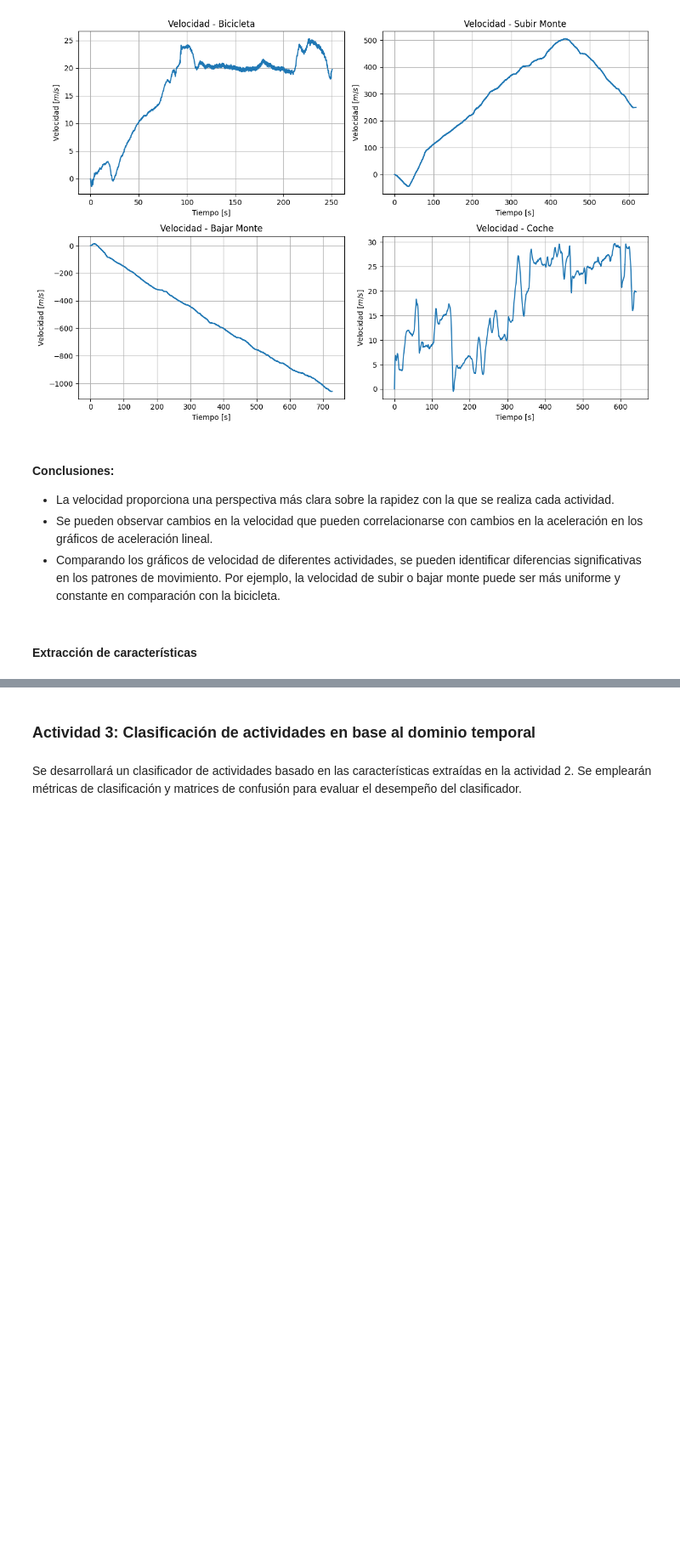
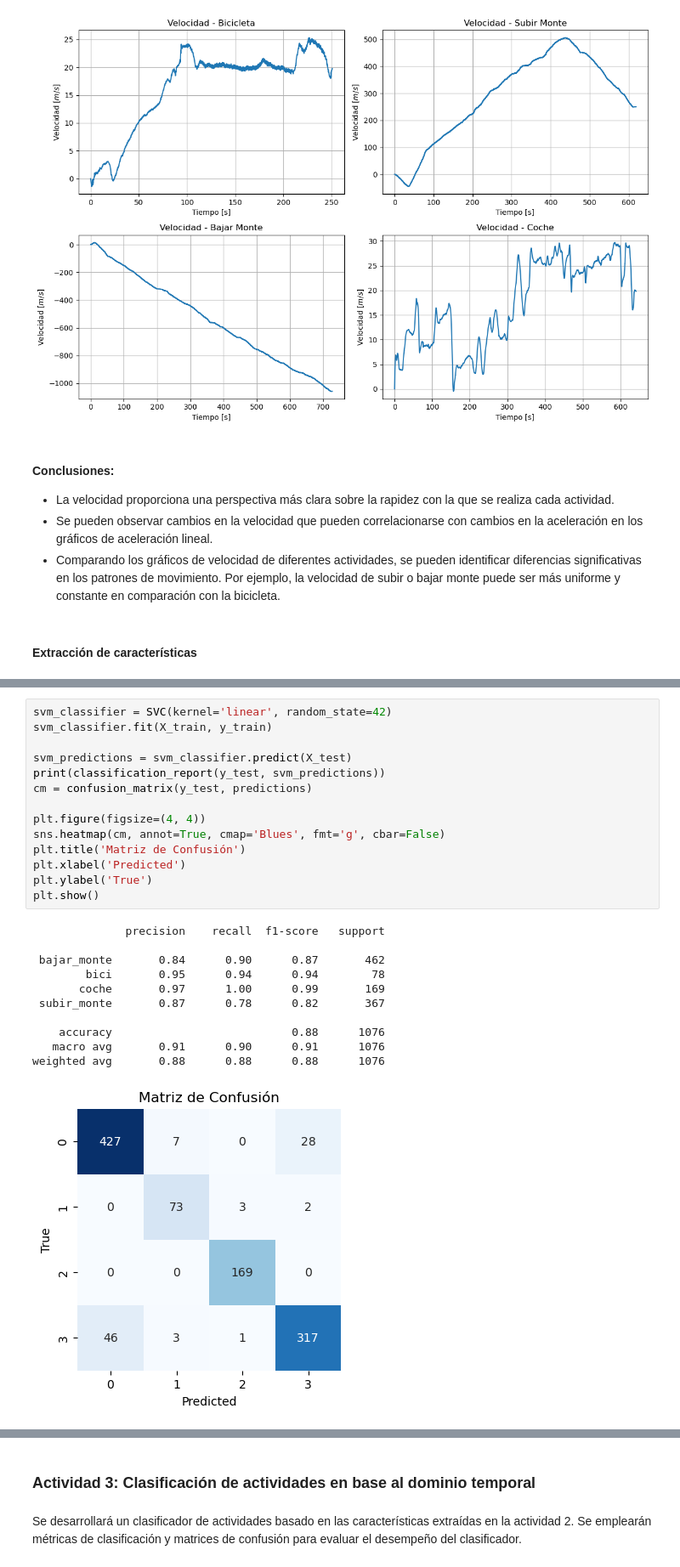
Before and after one commit to uunaii/Industria_R11, a Jupyter notebook: Code.ipynb, the cells around one changed output, grey strips where cells are left out. Shown at 85% size. Cells and saved outputs as stored; diff of their text form; blank space fills up the shorter version.

```diff
--- a/Code.ipynb
+++ b/Code.ipynb
@@ -148,0 +234,26 @@ plt.show()
+# %%
+svm_classifier = SVC(kernel='linear', random_state=42)
+svm_classifier.fit(X_train, y_train)
+
+svm_predictions = svm_classifier.predict(X_test)
+print(classification_report(y_test, svm_predictions))
+cm = confusion_matrix(y_test, predictions)
+
+plt.figure(figsize=(4, 4))
+sns.heatmap(cm, annot=True, cmap='Blues', fmt='g', cbar=False)
+plt.title('Matriz de Confusión')
+plt.xlabel('Predicted')
+plt.ylabel('True')
+plt.show()
+# %% [output]
+              precision    recall  f1-score   support
+
+ bajar_monte       0.84      0.90      0.87       462
+        bici       0.95      0.94      0.94        78
+       coche       0.97      1.00      0.99       169
+ subir_monte       0.87      0.78      0.82       367
+
+    accuracy                           0.88      1076
+   macro avg       0.91      0.90      0.91      1076
+weighted avg       0.88      0.88      0.88      1076
+[figure, added]
```
Also changed, not shown: parts of 10 cells of this notebook.
